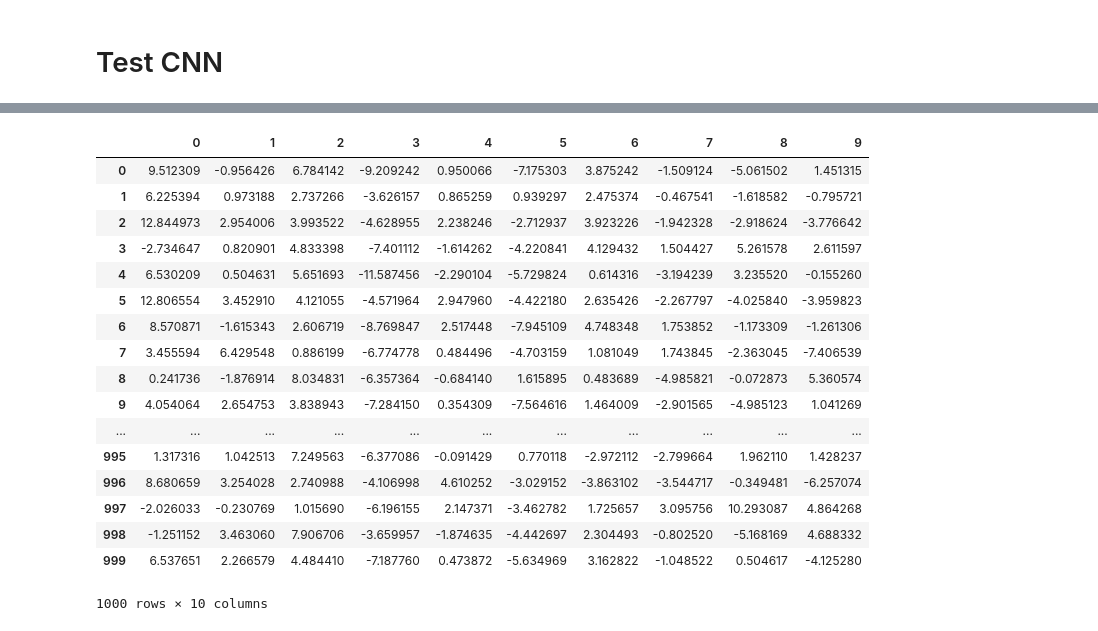
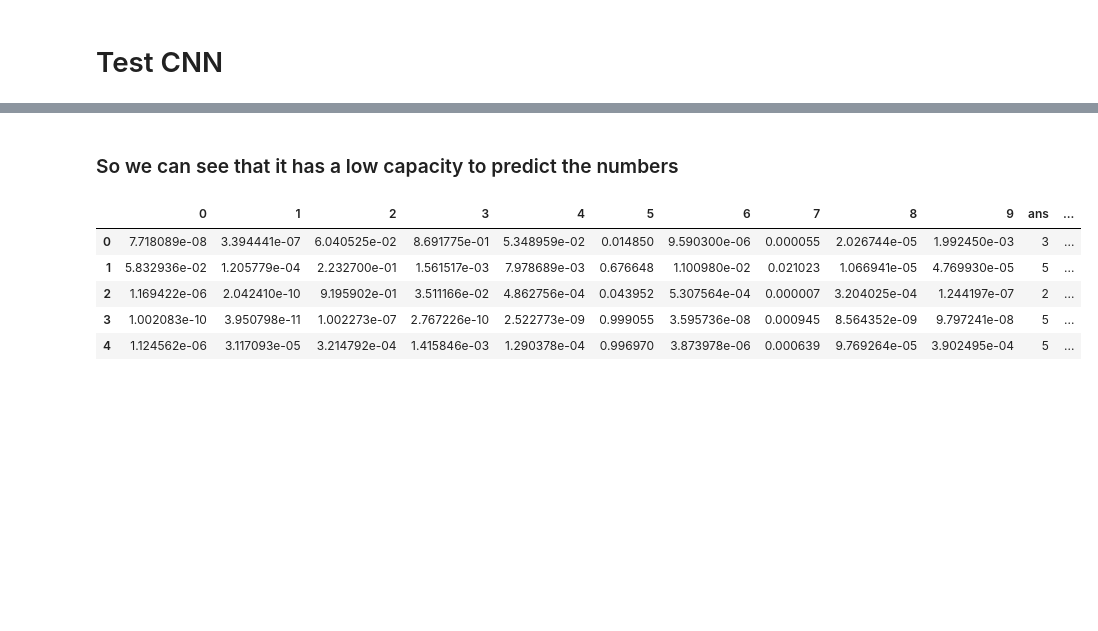
Before and after one commit to juan19932carlos/Notebooks, a Jupyter notebook: Convolutional Neural Network (CNN).ipynb, the cells around one changed output, grey strips where cells are left out. Cells and saved outputs as stored; diff of their text form; code cells hidden in the pictures; blank space fills up the shorter version.

```diff
--- a/Convolutional Neural Network (CNN).ipynb
+++ b/Convolutional Neural Network (CNN).ipynb
@@ -188,23 +155,14 @@ imagesDf
-# %%
-sumations = pd.DataFrame(imagesDf.sum(axis=1))
-labels = pd.DataFrame(test_labels)
-imagesDf.dot(weights)
-# %% [output]
-|  | 0 | 1 | 2 | 3 | 4 | 5 | 6 | 7 | 8 | 9 |
-| 0 | 9.512309 | -0.956426 | 6.784142 | -9.209242 | 0.950066 | -7.175303 | 3.875242 | -1.509124 | -5.061502 | 1.451315 |
-| 1 | 6.225394 | 0.973188 | 2.737266 | -3.626157 | 0.865259 | 0.939297 | 2.475374 | -0.467541 | -1.618582 | -0.795721 |
-| 2 | 12.844973 | 2.954006 | 3.993522 | -4.628955 | 2.238246 | -2.712937 | 3.923226 | -1.942328 | -2.918624 | -3.776642 |
-| 3 | -2.734647 | 0.820901 | 4.833398 | -7.401112 | -1.614262 | -4.220841 | 4.129432 | 1.504427 | 5.261578 | 2.611597 |
-| 4 | 6.530209 | 0.504631 | 5.651693 | -11.587456 | -2.290104 | -5.729824 | 0.614316 | -3.194239 | 3.235520 | -0.155260 |
-| 5 | 12.806554 | 3.452910 | 4.121055 | -4.571964 | 2.947960 | -4.422180 | 2.635426 | -2.267797 | -4.025840 | -3.959823 |
-| 6 | 8.570871 | -1.615343 | 2.606719 | -8.769847 | 2.517448 | -7.945109 | 4.748348 | 1.753852 | -1.173309 | -1.261306 |
-| 7 | 3.455594 | 6.429548 | 0.886199 | -6.774778 | 0.484496 | -4.703159 | 1.081049 | 1.743845 | -2.363045 | -7.406539 |
-| 8 | 0.241736 | -1.876914 | 8.034831 | -6.357364 | -0.684140 | 1.615895 | 0.483689 | -4.985821 | -0.072873 | 5.360574 |
-| 9 | 4.054064 | 2.654753 | 3.838943 | -7.284150 | 0.354309 | -7.564616 | 1.464009 | -2.901565 | -4.985123 | 1.041269 |
-| ... | ... | ... | ... | ... | ... | ... | ... | ... | ... | ... |
-| 995 | 1.317316 | 1.042513 | 7.249563 | -6.377086 | -0.091429 | 0.770118 | -2.972112 | -2.799664 | 1.962110 | 1.428237 |
-| 996 | 8.680659 | 3.254028 | 2.740988 | -4.106998 | 4.610252 | -3.029152 | -3.863102 | -3.544717 | -0.349481 | -6.257074 |
-| 997 | -2.026033 | -0.230769 | 1.015690 | -6.196155 | 2.147371 | -3.462782 | 1.725657 | 3.095756 | 10.293087 | 4.864268 |
-| 998 | -1.251152 | 3.463060 | 7.906706 | -3.659957 | -1.874635 | -4.442697 | 2.304493 | -0.802520 | -5.168169 | 4.688332 |
-| 999 | 6.537651 | 2.266579 | 4.484410 | -7.187760 | 0.473872 | -5.634969 | 3.162822 | -1.048522 | 0.504617 | -4.125280 |
-1000 rows × 10 columns
+# %% [markdown]
+### So we can see that it has a low capacity to predict the numbers
+# %%
+answer = forwardSoftmax(imagesDf, weights) # Get probabilities
+answer['ans'] = answer.idxmax(axis=1) # Get higher probability
+answer['label'] = test_labels
+answer.head()
+# %% [output]
+|  | 0 | 1 | 2 | 3 | 4 | 5 | 6 | 7 | 8 | 9 | ans | ... |
+| 0 | 7.718089e-08 | 3.394441e-07 | 6.040525e-02 | 8.691775e-01 | 5.348959e-02 | 0.014850 | 9.590300e-06 | 0.000055 | 2.026744e-05 | 1.992450e-03 | 3 | ... |
+| 1 | 5.832936e-02 | 1.205779e-04 | 2.232700e-01 | 1.561517e-03 | 7.978689e-03 | 0.676648 | 1.100980e-02 | 0.021023 | 1.066941e-05 | 4.769930e-05 | 5 | ... |
+| 2 | 1.169422e-06 | 2.042410e-10 | 9.195902e-01 | 3.511166e-02 | 4.862756e-04 | 0.043952 | 5.307564e-04 | 0.000007 | 3.204025e-04 | 1.244197e-07 | 2 | ... |
+| 3 | 1.002083e-10 | 3.950798e-11 | 1.002273e-07 | 2.767226e-10 | 2.522773e-09 | 0.999055 | 3.595736e-08 | 0.000945 | 8.564352e-09 | 9.797241e-08 | 5 | ... |
+| 4 | 1.124562e-06 | 3.117093e-05 | 3.214792e-04 | 1.415846e-03 | 1.290378e-04 | 0.996970 | 3.873978e-06 | 0.000639 | 9.769264e-05 | 3.902495e-04 | 5 | ... |
```
Also changed, not shown: parts of 11 cells of this notebook.
